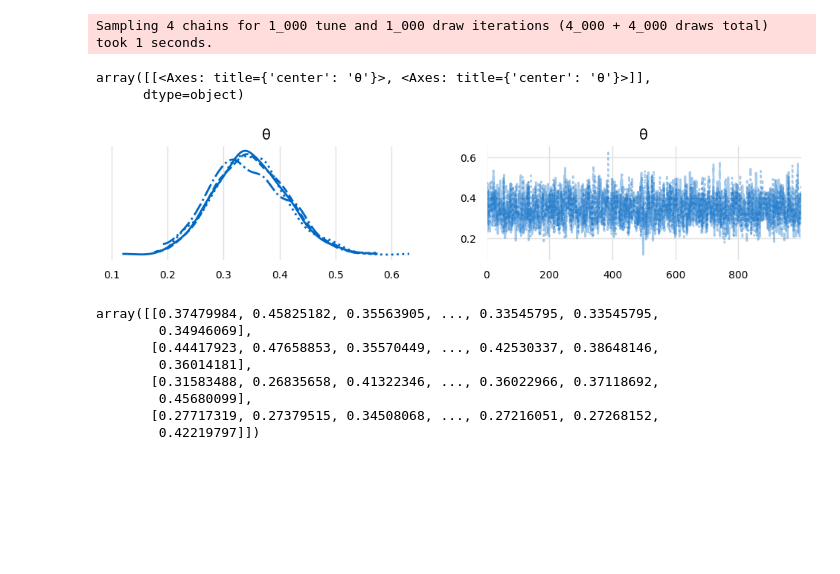
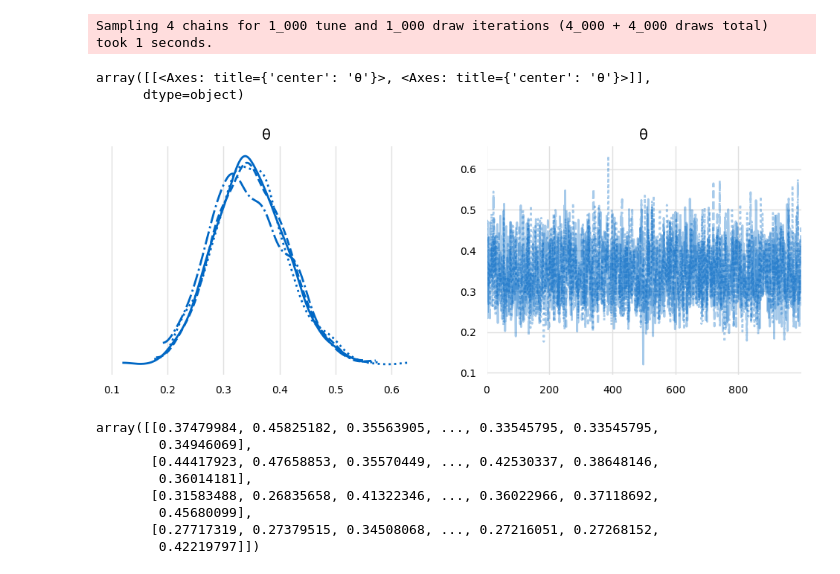
Before and after one commit to glyfish/PyMC, a Jupyter notebook: notebooks/Baysian Analysis with Python/exp_1_coin_flip.ipynb, the cells around one changed output. Cells and saved outputs as stored; diff of their text form; code cells hidden in the pictures; blank space fills up the shorter version.

Commit message:
added diag plots

```diff
--- a/notebooks/Baysian Analysis with Python/exp_1_coin_flip.ipynb
+++ b/notebooks/Baysian Analysis with Python/exp_1_coin_flip.ipynb
@@ -188,11 +188,11 @@ NUTS: [θ]
 [interactive output not drawn]
 Sampling 4 chains for 1_000 tune and 1_000 draw iterations (4_000 + 4_000 draws total) took 1 seconds.
 # %%
-arviz.plot_trace(trace)
+arviz.plot_trace(trace, figsize=(12, 4))
 # %% [output]
 array([[<Axes: title={'center': 'θ'}>, <Axes: title={'center': 'θ'}>]],
       dtype=object)
-[figure, old version]
+[figure, new version]
 # %%
 trace.posterior['θ'].values
 # %% [output]
```
Also changed, not shown: parts of 6 cells of this notebook.
